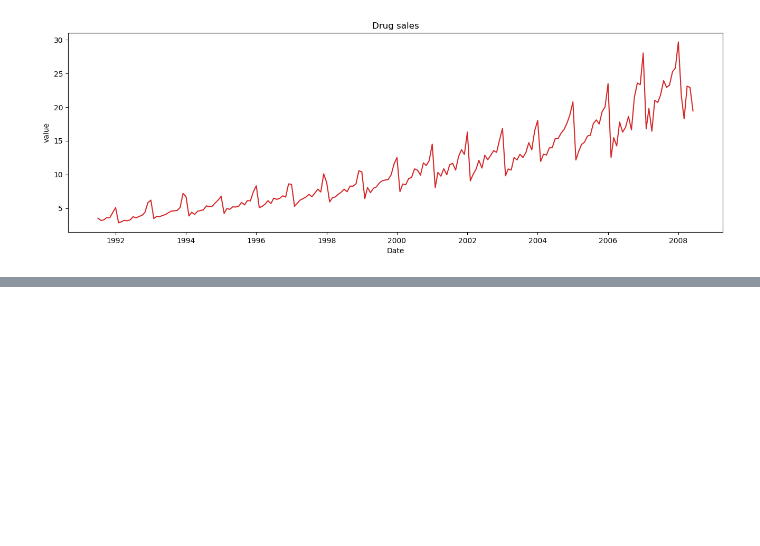
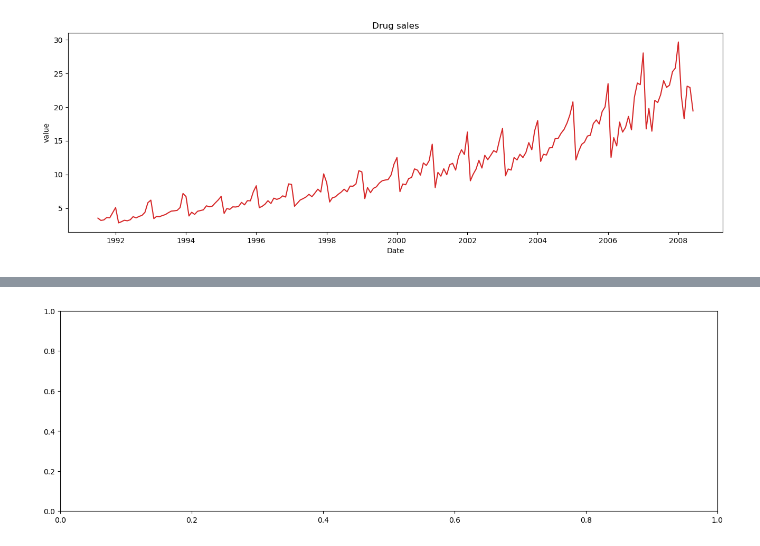
Before and after one commit to david8388/Python-100-Days, a Jupyter notebook: Project/TimeSeries/series.ipynb, the cells around one changed output, grey strips where cells are left out. Cells and saved outputs as stored; diff of their text form; code cells hidden in the pictures; blank space fills up the shorter version.

```diff
--- a/Project/TimeSeries/series.ipynb
+++ b/Project/TimeSeries/series.ipynb
@@ -40,0 +48,4 @@ df.head()
+# %%
+fig, ax =  plt.subplots(1, 1, figsize=(16,5), dpi=100)
+# %% [output]
+[figure, added]
```
Also changed, not shown: parts of 8 cells of this notebook.
